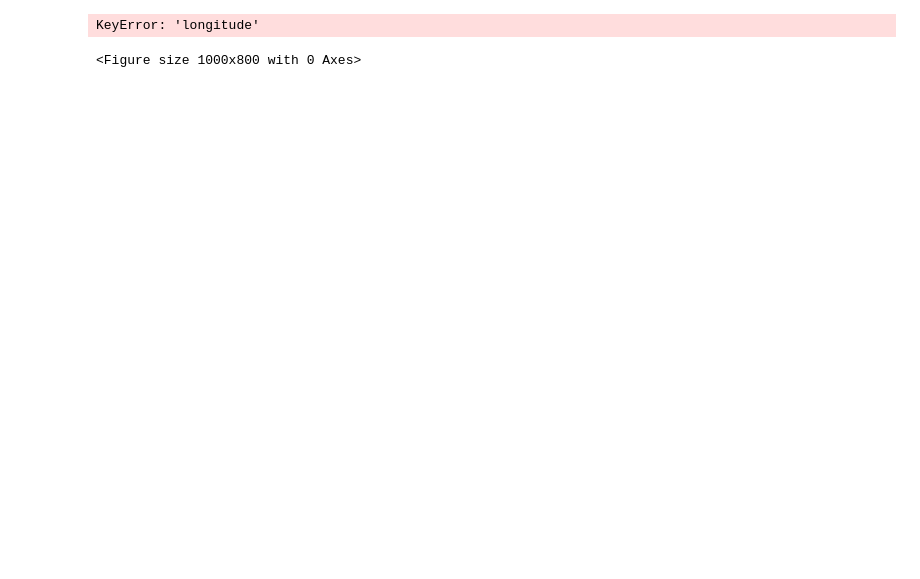
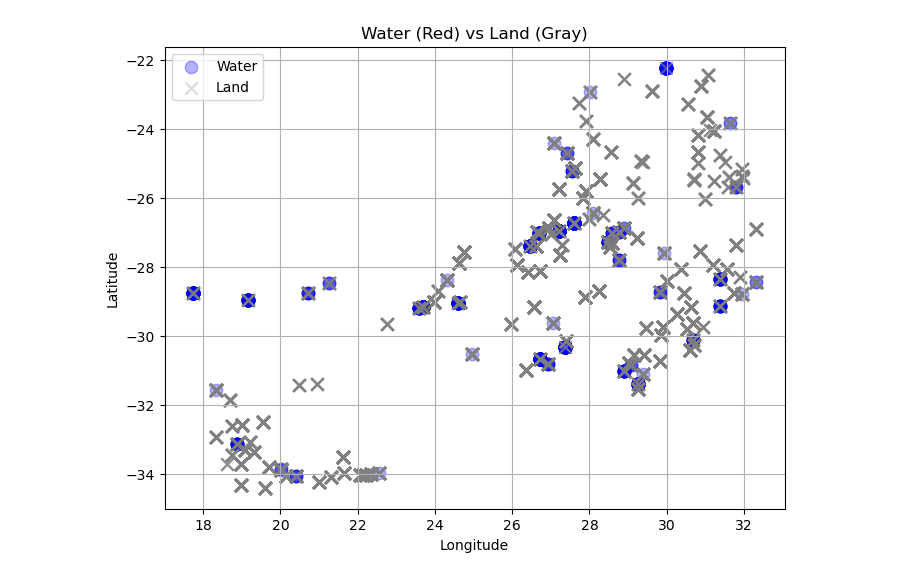
Before and after one commit to h2woobin/AI-Water-Project-, a Jupyter notebook: model/lightgbm_model.ipynb, the cells around one changed output. Saved outputs shown, nothing was run; the diff lists cells and outputs as text; code cells hidden in the pictures; blank space fills up the shorter version.

```diff
--- a/model/lightgbm_model.ipynb
+++ b/model/lightgbm_model.ipynb
@@ -13,29 +13,37 @@ df.head(5)
 # %%
 import matplotlib.pyplot as plt
 
 df["water"] = df["MNDWI"] > 0
 
-plt.figure(figsize=(10,8))
+plt.figure(figsize=(8,6))
 
-for marker, water_status in zip(["o", "x"], [True, False]):
-    subset = df[df["water"] == water_status]
-    plt.scatter(
-        subset["LONGITUDE"],
-        subset["LATITUDE"],
-        c=subset["NDMI"],
-        cmap="YlGnBu",
-        marker=marker,
-        s=30,
-        alpha=0.7,
-        label="Water" if water_status else "Land"
-    )
+water = df[df["water"] == True]
+plt.scatter(
+    water["LONGITUDE"],
+    water["LATITUDE"],
+    c="blue",
+    marker='o',
+    s=80,
+    alpha=0.3,
+    label="Water"
+)
 
-plt.colorbar(label="NDMI (Soil/Vegetation Moisture)")
+land = df[df["water"] == False]
+plt.scatter(
+    land["LONGITUDE"],
+    land["LATITUDE"],
+    c="gray",
+    marker='x',
+    s=80,
+    alpha=0.3,
+    label="Land"
+)
+
 plt.xlabel("Longitude")
 plt.ylabel("Latitude")
-plt.title("Water vs Land with NDMI")
+plt.title("Water (Red) vs Land (Gray)")
 plt.legend()
+plt.grid()
 plt.show()
 # %% [output]
-KeyError: 'longitude'
-<Figure size 1000x800 with 0 Axes>
+[figure, added]
```
Also changed, not shown: parts of 5 cells of this notebook.
